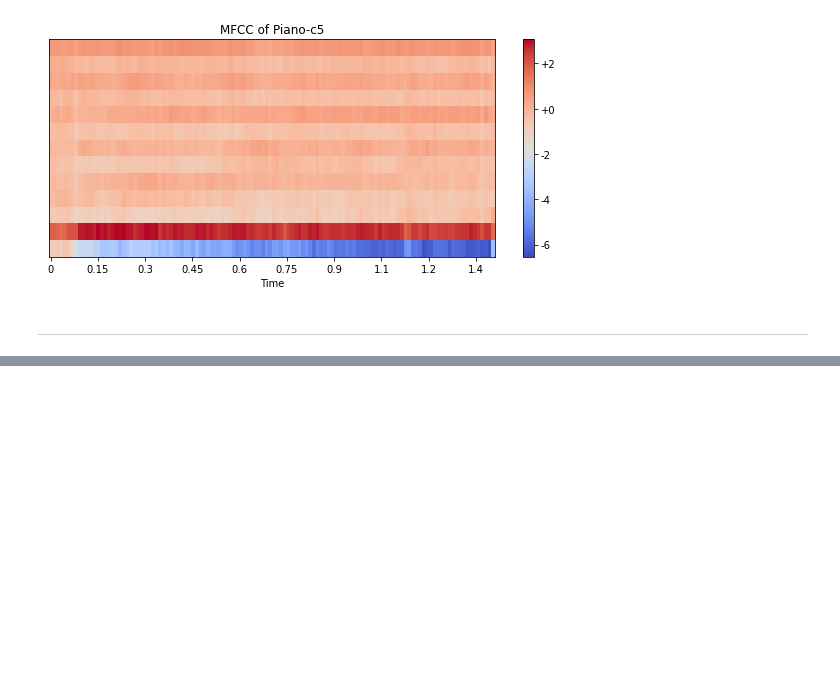
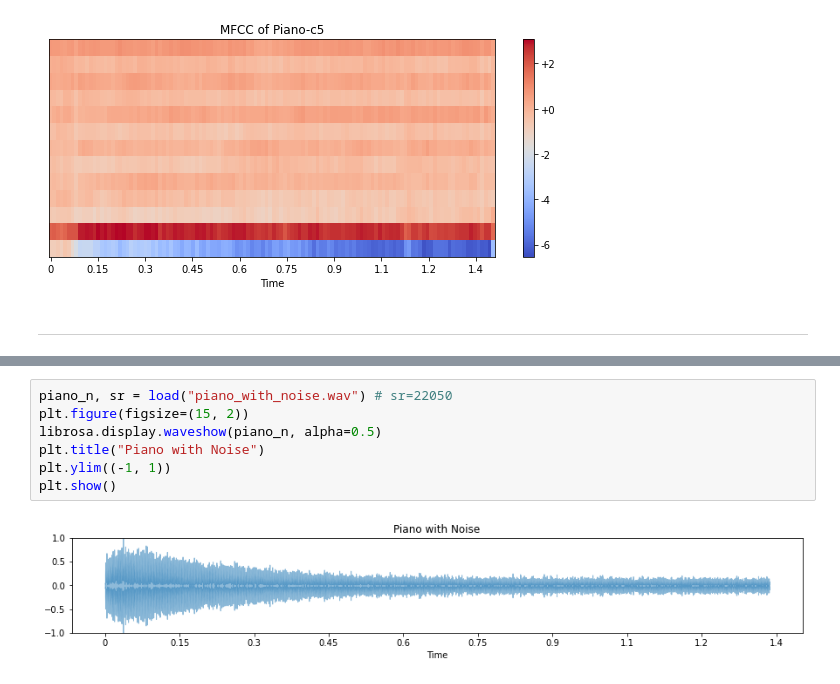
Before and after one commit to ch77ancreant/audio-features-from-scratch, a Jupyter notebook: main.ipynb, the cells around one changed output, grey strips where cells are left out. Cells and saved outputs as stored; diff of their text form; blank space fills up the shorter version.

```diff
--- a/main.ipynb
+++ b/main.ipynb
@@ -430,0 +442,9 @@ plot_mfcc(mfcc_c5, sr, HOP_LENGTH, 'Piano-c5')
+# %%
+piano_n, sr = load("piano_with_noise.wav") # sr=22050
+plt.figure(figsize=(15, 2))
+librosa.display.waveshow(piano_n, alpha=0.5)
+plt.title("Piano with Noise")
+plt.ylim((-1, 1))
+plt.show()
+# %% [output]
+[figure, added]
```
Also changed, not shown: parts of 8 cells of this notebook.
